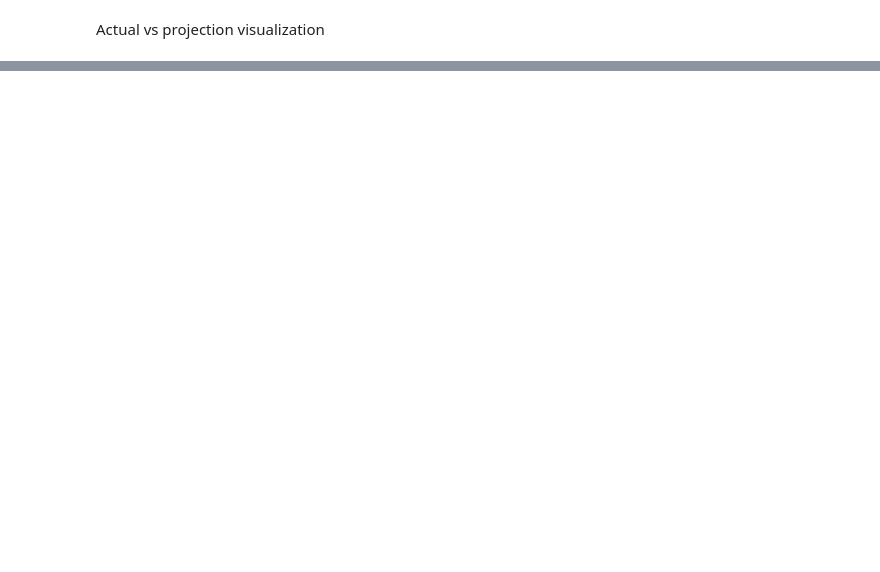
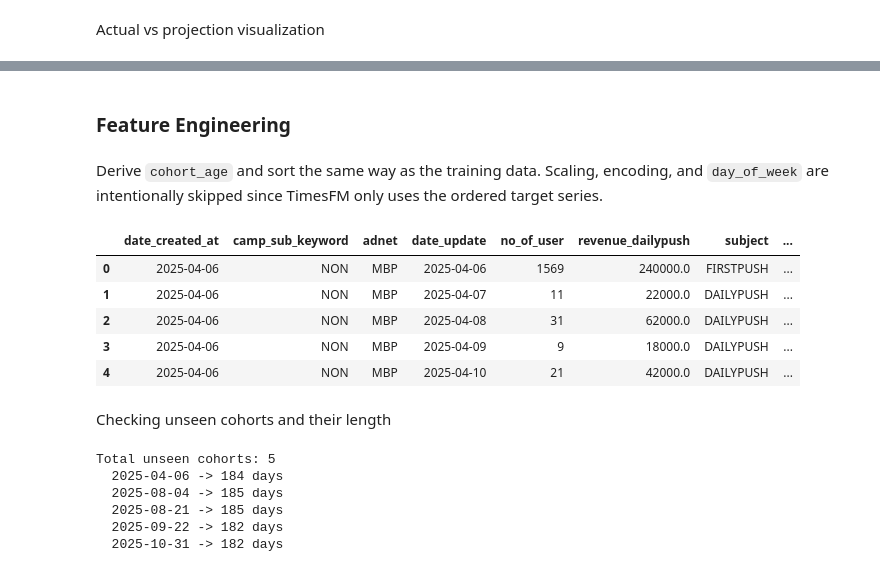
Before and after one commit to mrifala29/ltv-projection, a Jupyter notebook: LTV_Projection_VAS_TimeFM.ipynb, the cells around one changed output, grey strips where cells are left out. Drawn from its saved outputs; the diff is of its cells as text; code cells hidden in the pictures; blank space fills up the shorter version.

```diff
--- a/LTV_Projection_VAS_TimeFM.ipynb
+++ b/LTV_Projection_VAS_TimeFM.ipynb
@@ -763,0 +782,42 @@ plt.show()
+# %% [markdown]
+### Feature Engineering
+# %% [markdown]
+Derive `cohort_age` and sort the same way as the training data. Scaling, encoding, and `day_of_week` are intentionally skipped since TimesFM only uses the ordered target series.
+# %%
+df_unseen['date_created_at'] = pd.to_datetime(df_unseen['date_created_at'])
+df_unseen['date_update']     = pd.to_datetime(df_unseen['date_update'])
+
+df_unseen['cohort_age'] = (
+    df_unseen['date_update'] - df_unseen['date_created_at']
+).dt.days
+
+df_unseen = (
+    df_unseen
+    .sort_values(['date_created_at', 'cohort_age'])
+    .reset_index(drop=True)
+)
+
+df_unseen.head()
+# %% [output]
+|  | date_created_at | camp_sub_keyword | adnet | date_update | no_of_user | revenue_dailypush | subject | ... |
+| 0 | 2025-04-06 | NON | MBP | 2025-04-06 | 1569 | 240000.0 | FIRSTPUSH | ... |
+| 1 | 2025-04-06 | NON | MBP | 2025-04-07 | 11 | 22000.0 | DAILYPUSH | ... |
+| 2 | 2025-04-06 | NON | MBP | 2025-04-08 | 31 | 62000.0 | DAILYPUSH | ... |
+| 3 | 2025-04-06 | NON | MBP | 2025-04-09 | 9 | 18000.0 | DAILYPUSH | ... |
+| 4 | 2025-04-06 | NON | MBP | 2025-04-10 | 21 | 42000.0 | DAILYPUSH | ... |
+# %% [markdown]
+Checking unseen cohorts and their length
+# %%
+unseen_cohorts = sorted(df_unseen['date_created_at'].unique())
+
+print("Total unseen cohorts:", len(unseen_cohorts))
+for c in unseen_cohorts:
+    days = int(df_unseen[df_unseen['date_created_at'] == c]['cohort_age'].max()) + 1
+    print(f"  {str(c)[:10]} -> {days} days")
+# %% [output]
+Total unseen cohorts: 5
+  2025-04-06 -> 184 days
+  2025-08-04 -> 185 days
+  2025-08-21 -> 185 days
+  2025-09-22 -> 182 days
+  2025-10-31 -> 182 days
```
Also changed, not shown: parts of 21 cells of this notebook.
